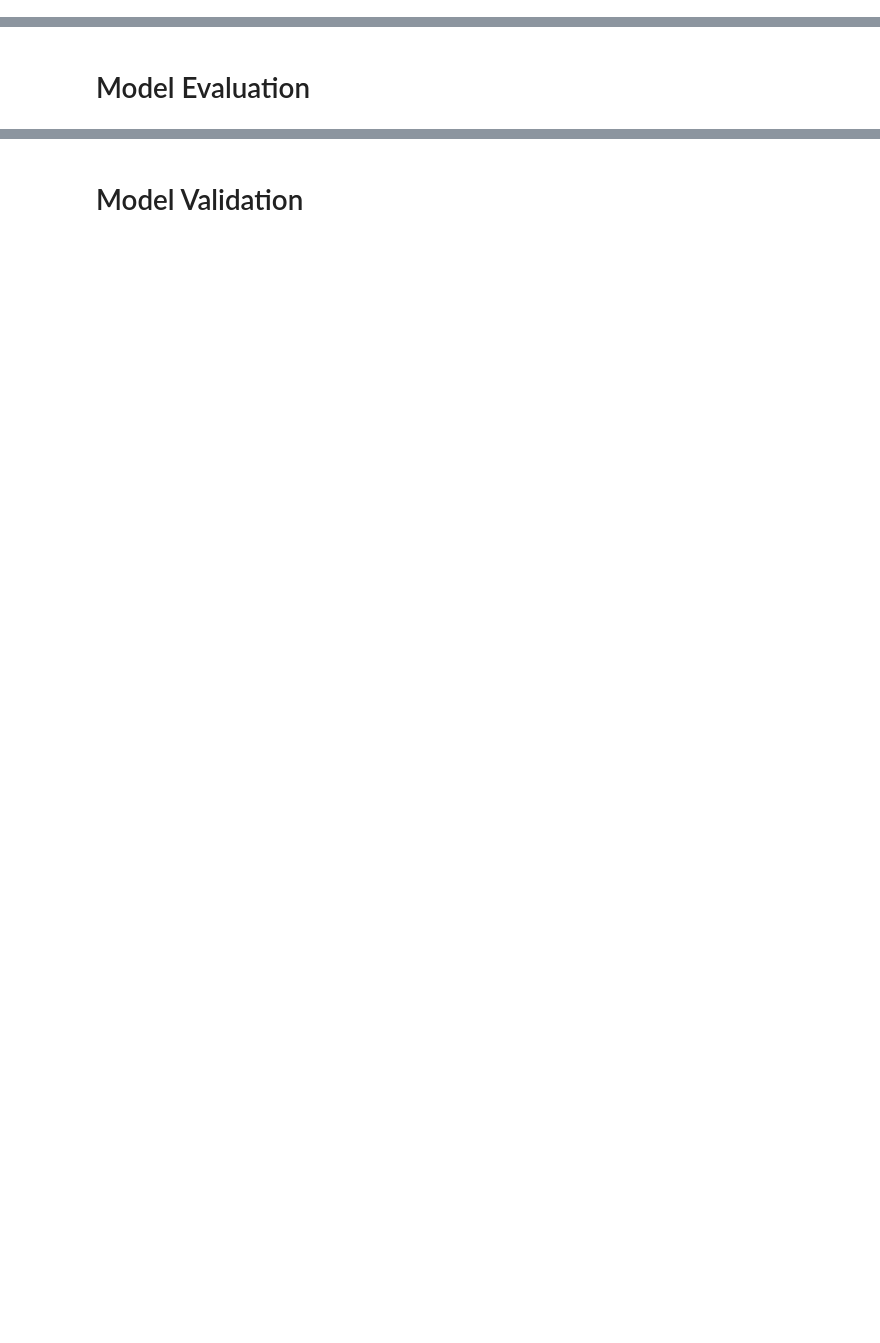
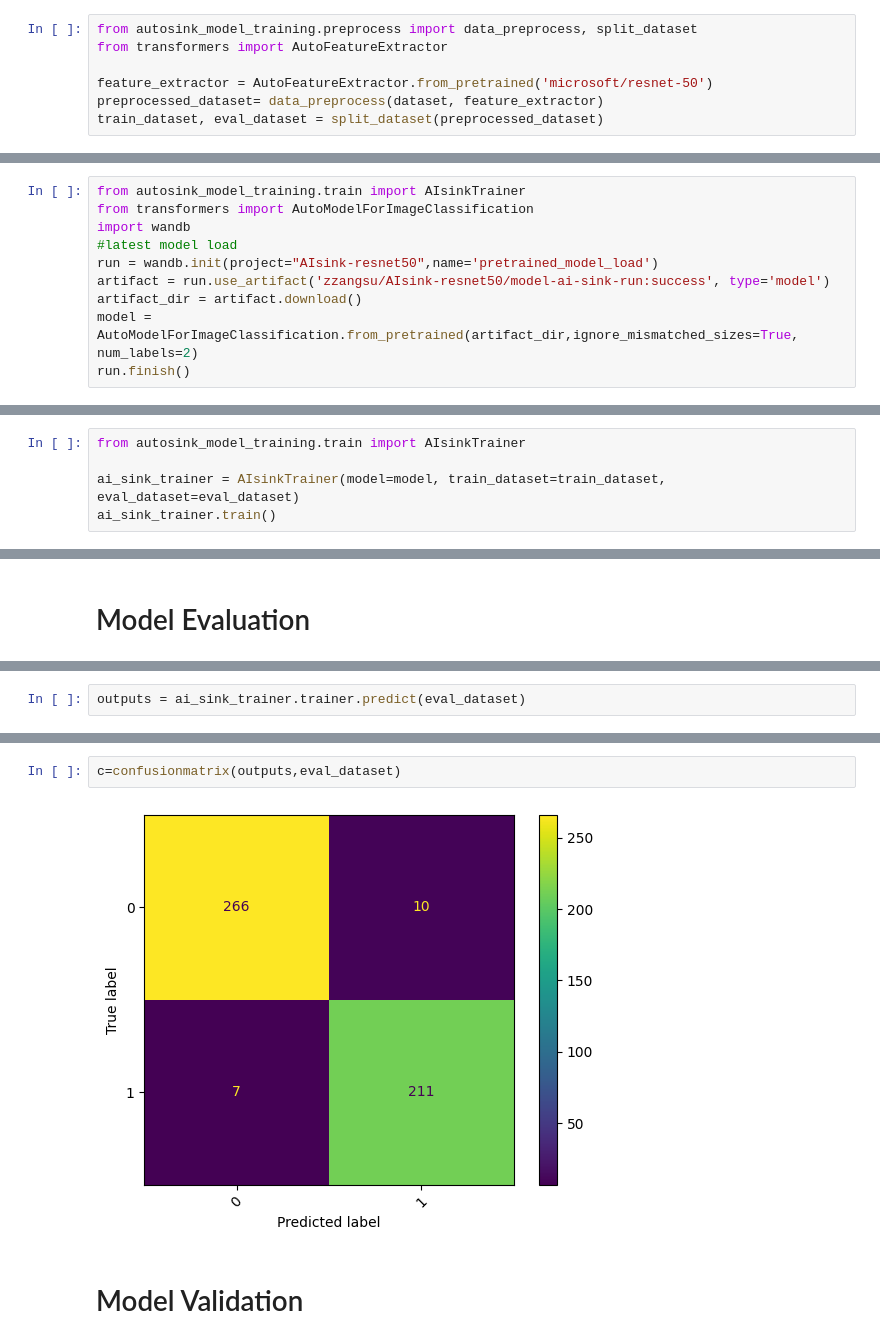
Before and after one commit to slink-to-unlock/autosink-orchestra, a Jupyter notebook: notebooks/pipeline.ipynb, the cells around one changed output, grey strips where cells are left out. Saved outputs shown, nothing was run; the diff lists cells and outputs as text; blank space fills up the shorter version.

```diff
--- a/notebooks/pipeline.ipynb
+++ b/notebooks/pipeline.ipynb
@@ -61,0 +89,7 @@ path.latest_dataset_root_dir
+# %%
+from autosink_model_training.preprocess import data_preprocess, split_dataset
+from transformers import AutoFeatureExtractor
+
+feature_extractor = AutoFeatureExtractor.from_pretrained('microsoft/resnet-50')
+preprocessed_dataset= data_preprocess(dataset, feature_extractor)
+train_dataset, eval_dataset = split_dataset(preprocessed_dataset)
@@ -64,2 +146,12 @@ path.latest_dataset_root_dir
 # %% [markdown]
 # Model Training
+# %%
+from autosink_model_training.train import AIsinkTrainer
+from transformers import AutoModelForImageClassification
+import wandb
+#latest model load
+run = wandb.init(project="AIsink-resnet50",name='pretrained_model_load')
+artifact = run.use_artifact('zzangsu/AIsink-resnet50/model-ai-sink-run:success', type='model')
+artifact_dir = artifact.download()
+model = AutoModelForImageClassification.from_pretrained(artifact_dir,ignore_mismatched_sizes=True, num_labels=2)
+run.finish()
@@ -65,0 +178,5 @@ path.latest_dataset_root_dir
+# %%
+from autosink_model_training.train import AIsinkTrainer
+
+ai_sink_trainer = AIsinkTrainer(model=model, train_dataset=train_dataset, eval_dataset=eval_dataset)
+ai_sink_trainer.train()
@@ -67,0 +218,2 @@ path.latest_dataset_root_dir
+# %%
+outputs = ai_sink_trainer.trainer.predict(eval_dataset)
@@ -68,2 +222,6 @@ path.latest_dataset_root_dir
+# %%
+c=confusionmatrix(outputs,eval_dataset)
+# %% [output]
+[figure, added]
 # %% [markdown]
 # Model Validation
```
Also changed, not shown: parts of 16 cells of this notebook.
